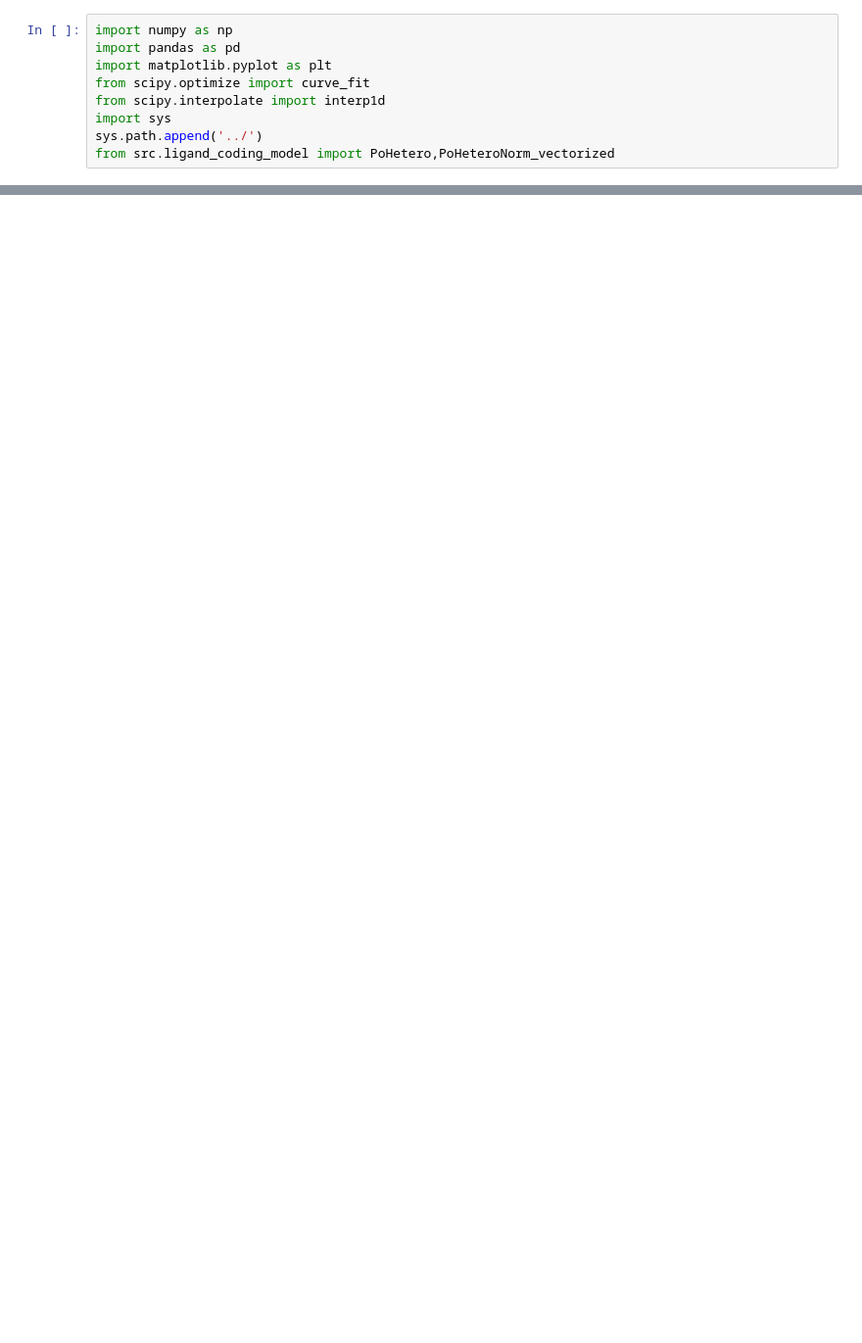
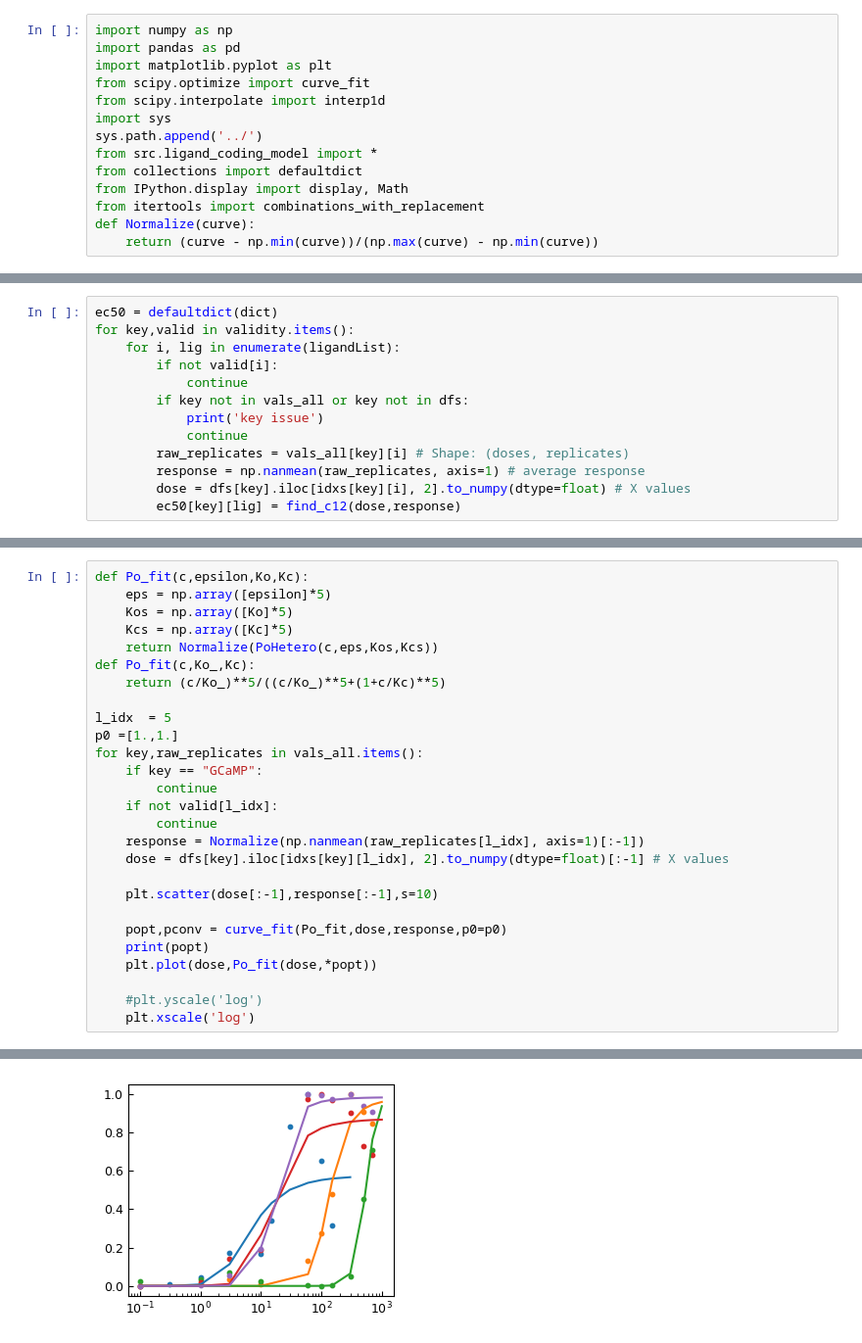
Before and after one commit to HugoLeRoy94/octopus_smelling, a Jupyter notebook: fits_response_curve/MWC_fit_doseR_heteromers.ipynb, the cells around one changed output, grey strips where cells are left out. Shown at 98% size. Saved outputs shown, nothing was run; the diff lists cells and outputs as text; blank space fills up the shorter version.

Commit message:
derive c12 from homo to heteromers

```diff
--- a/fits_response_curve/MWC_fit_doseR_heteromers.ipynb
+++ b/fits_response_curve/MWC_fit_doseR_heteromers.ipynb
@@ -6,7 +6,12 @@ from scipy.optimize import curve_fit
 from scipy.interpolate import interp1d
 import sys
 sys.path.append('../')
-from src.ligand_coding_model import PoHetero,PoHeteroNorm_vectorized
+from src.ligand_coding_model import *
+from collections import defaultdict
+from IPython.display import display, Math
+from itertools import combinations_with_replacement
+def Normalize(curve):
+    return (curve - np.min(curve))/(np.max(curve) - np.min(curve))
 # %%
 # --------------------------- main ---------------------------
 # CONFIG
@@ -49,0 +57,13 @@ def find_c12(x,y):
+# %%
+ec50 = defaultdict(dict)
+for key,valid in validity.items():
+    for i, lig in enumerate(ligandList):
+        if not valid[i]:
+            continue
+        if key not in vals_all or key not in dfs:
+            print('key issue')
+            continue
+        raw_replicates = vals_all[key][i] # Shape: (doses, replicates)
+        response = np.nanmean(raw_replicates, axis=1) # average response
+        dose = dfs[key].iloc[idxs[key][i], 2].to_numpy(dtype=float) # X values
+        ec50[key][lig] = find_c12(dose,response)
@@ -49,0 +187,28 @@ def find_c12(x,y):
+# %%
+def Po_fit(c,epsilon,Ko,Kc):
+    eps = np.array([epsilon]*5)
+    Kos = np.array([Ko]*5)
+    Kcs = np.array([Kc]*5)
+    return Normalize(PoHetero(c,eps,Kos,Kcs))
+def Po_fit(c,Ko_,Kc):
+    return (c/Ko_)**5/((c/Ko_)**5+(1+c/Kc)**5)
+
+l_idx  = 5
+p0 =[1.,1.]
+for key,raw_replicates in vals_all.items():
+    if key == "GCaMP":
+        continue
+    if not valid[l_idx]:
+        continue
+    response = Normalize(np.nanmean(raw_replicates[l_idx], axis=1)[:-1])
+    dose = dfs[key].iloc[idxs[key][l_idx], 2].to_numpy(dtype=float)[:-1] # X values
+
+    plt.scatter(dose[:-1],response[:-1],s=10)
+
+    popt,pconv = curve_fit(Po_fit,dose,response,p0=p0)
+    print(popt)
+    plt.plot(dose,Po_fit(dose,*popt))
+
+    #plt.yscale('log')
+    plt.xscale('log')
+# %% [output]
@@ -49,0 +220 @@ def find_c12(x,y):
+[figure, added]
```
Also changed, not shown: parts of 14 cells of this notebook.
